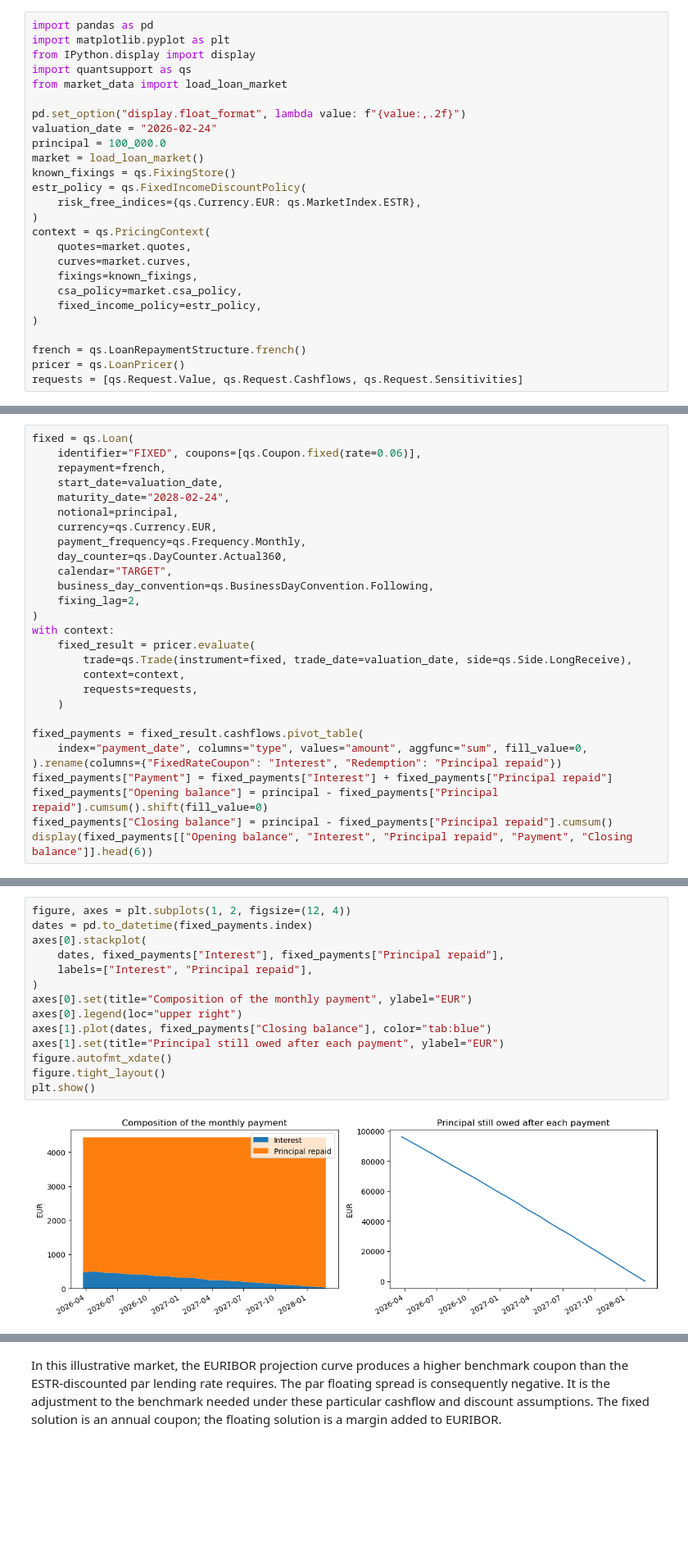
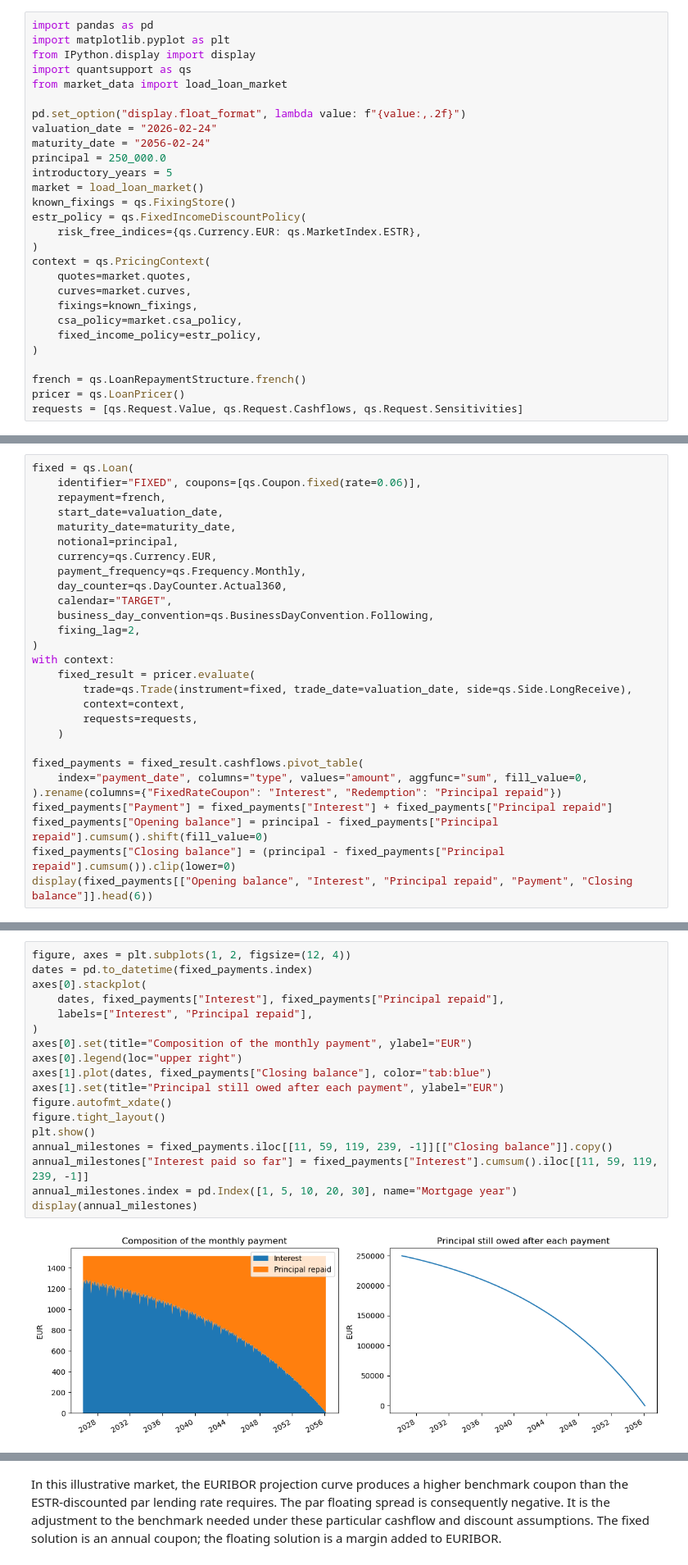
Before and after one commit to jmelo11/quantsupport, a Jupyter notebook: bindings/python/examples/valuation/loans/loans.ipynb, the cells around one changed output, grey strips where cells are left out. Shown at 82% size. Drawn from its saved outputs; the diff is of its cells as text; blank space fills up the shorter version.

Commit message:
docs(loans): use thirty-year mortgage examples

```diff
--- a/bindings/python/examples/valuation/loans/loans.ipynb
+++ b/bindings/python/examples/valuation/loans/loans.ipynb
@@ -43,7 +46,9 @@ from market_data import load_loan_market
 
 pd.set_option("display.float_format", lambda value: f"{value:,.2f}")
 valuation_date = "2026-02-24"
-principal = 100_000.0
+maturity_date = "2056-02-24"
+principal = 250_000.0
+introductory_years = 5
 market = load_loan_market()
 known_fixings = qs.FixingStore()
 estr_policy = qs.FixedIncomeDiscountPolicy(
@@ -117,7 +122,7 @@ fixed = qs.Loan(
     identifier="FIXED", coupons=[qs.Coupon.fixed(rate=0.06)],
     repayment=french,
     start_date=valuation_date,
-    maturity_date="2028-02-24",
+    maturity_date=maturity_date,
     notional=principal,
     currency=qs.Currency.EUR,
     payment_frequency=qs.Frequency.Monthly,
@@ -138,7 +143,7 @@ fixed_payments = fixed_result.cashflows.pivot_table(
 ).rename(columns={"FixedRateCoupon": "Interest", "Redemption": "Principal repaid"})
 fixed_payments["Payment"] = fixed_payments["Interest"] + fixed_payments["Principal repaid"]
 fixed_payments["Opening balance"] = principal - fixed_payments["Principal repaid"].cumsum().shift(fill_value=0)
-fixed_payments["Closing balance"] = principal - fixed_payments["Principal repaid"].cumsum()
+fixed_payments["Closing balance"] = (principal - fixed_payments["Principal repaid"].cumsum()).clip(lower=0)
 display(fixed_payments[["Opening balance", "Interest", "Principal repaid", "Payment", "Closing balance"]].head(6))
 # %% [output]
 | type | Opening balance | Interest | Principal repaid | Payment | Closing balance |
@@ -152,16 +157,20 @@ display(fixed_payments[["Opening balance", "Interest", "Principal repaid", "Paym
 # %%
 figure, axes = plt.subplots(1, 2, figsize=(12, 4))
 dates = pd.to_datetime(fixed_payments.index)
 axes[0].stackplot(
     dates, fixed_payments["Interest"], fixed_payments["Principal repaid"],
     labels=["Interest", "Principal repaid"],
 )
 axes[0].set(title="Composition of the monthly payment", ylabel="EUR")
 axes[0].legend(loc="upper right")
 axes[1].plot(dates, fixed_payments["Closing balance"], color="tab:blue")
 axes[1].set(title="Principal still owed after each payment", ylabel="EUR")
 figure.autofmt_xdate()
 figure.tight_layout()
 plt.show()
+annual_milestones = fixed_payments.iloc[[11, 59, 119, 239, -1]][["Closing balance"]].copy()
+annual_milestones["Interest paid so far"] = fixed_payments["Interest"].cumsum().iloc[[11, 59, 119, 239, -1]]
+annual_milestones.index = pd.Index([1, 5, 10, 20, 30], name="Mortgage year")
+display(annual_milestones)
 # %% [output]
-[figure, old version]
+[figure, new version]
```
Also changed, not shown: parts of 34 cells of this notebook, 6 other files.
